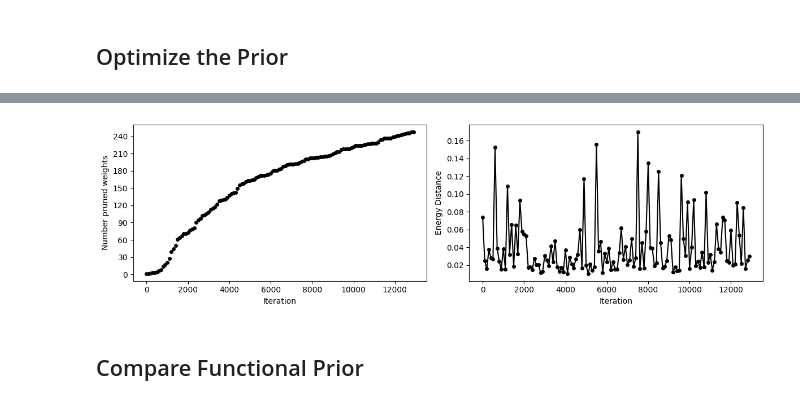
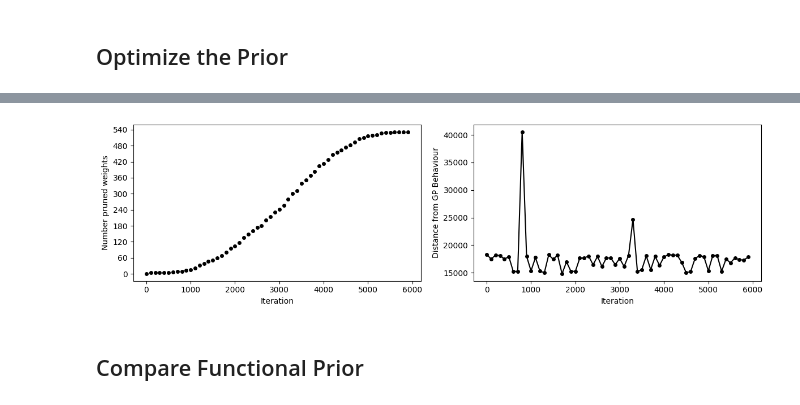
Before and after one commit to MariusLin/model-selection-partially-stochastic-nn, a Jupyter notebook: Notebooks/1D-regression-gaussian-prior.ipynb, the cells around one changed output, grey strips where cells are left out. Saved outputs shown, nothing was run; the diff lists cells and outputs as text; code cells hidden in the pictures.

```diff
--- a/Notebooks/1D-regression-gaussian-prior.ipynb
+++ b/Notebooks/1D-regression-gaussian-prior.ipynb
@@ -208,2 +139,17 @@ ps_mlp_std = ps_mlp_std.to(device)
 # %% [markdown]
 ## Optimize the Prior
+# %%
+# COnfigurations for the prior optimization
+D = 3                                                       # The factorization depth
+prior_opt_configurations = {
+    "n_data": 512,                                          # The batch size
+    "num_iters": 6000,                                      # The number of iterations of the prior optimization
+    "output_dim": 1,                                        # The dimension of the output
+    "lambd": (torch.tensor([0.5, 1.5])/D).to(device),       # The regularization parameters for the layers
+    "n_samples": 128,                                       # The number of function samples
+    "lr": 1e-1,                                             # The learning rate for the optimizer
+    "print_every": 100,                                     # After how many epochs a evaluation should be printed
+    "save_ckpt_every": 500,                                 # After how many epochs a checkpoint should be saved
+    "shift": 1,                                             # The shift of the schedule for the regularization of the loss
+    "scale": 12                                             # The scale of the schedule for the regularization of the loss
+}
@@ -272,0 +186,10 @@ p_hist, loss_hist_sp = prior_optim_mapper.optimize(net = opt_bnn_sparse, gp = gp
+# %%
+# Initiialize the Wasserstein optimizer
+util.set_seed(1)
+mapper = PriorOptimisationMapper(out_dir=OUT_DIR, device=device, kernel = kernel).to(device)
+# Start optimizing the prior
+p_hist, w_hist = mapper.optimize(opt_bnn_sparse, data_generator,**prior_opt_configurations)
+wsr_path = os.path.join(OUT_DIR, "wsr_values.log")
+np.savetxt(wsr_path, w_hist, fmt='%.6e')
+pruned_path = os.path.join(OUT_DIR, "pruned_values.log")
+np.savetxt(pruned_path, p_hist, fmt='%.6e')
@@ -273,21 +214,25 @@ p_hist, loss_hist_sp = prior_optim_mapper.optimize(net = opt_bnn_sparse, gp = gp
 # %%
 # Visualize progression of the prior optimization
+num_iters_sd = prior_opt_configurations["num_iters"]
+w_hist = np.loadtxt(wsr_path)
+p_hist = np.loadtxt(pruned_path)
+
 indices = np.arange(num_iters_sd)[::100]
 
 fig, axes = plt.subplots(1, 2, figsize=(12, 3.5))
 axes[0].plot(indices, p_hist[indices], "ko", ms=4)
 axes[0].set_ylabel("Number pruned weights")
 axes[0].set_xlabel("Iteration")
 axes[0].yaxis.set_major_locator(ticker.MaxNLocator(integer=True))
 
-axes[1].plot(indices, loss_hist_sp[indices], "-ko", ms=4)
-axes[1].set_ylabel("Energy Distance")
+axes[1].plot(indices, w_hist[indices], "-ko", ms=4)
+axes[1].set_ylabel("Distance from GP Behaviour")
 axes[1].set_xlabel("Iteration")
 
 plt.tight_layout()
 plt.show()
 # %% [output]
-[figure, old version]
+[figure, new version]
 # %% [markdown]
 ## Compare Functional Prior
 # %%
```
Also changed, not shown: parts of 38 cells of this notebook, 14 other files.
